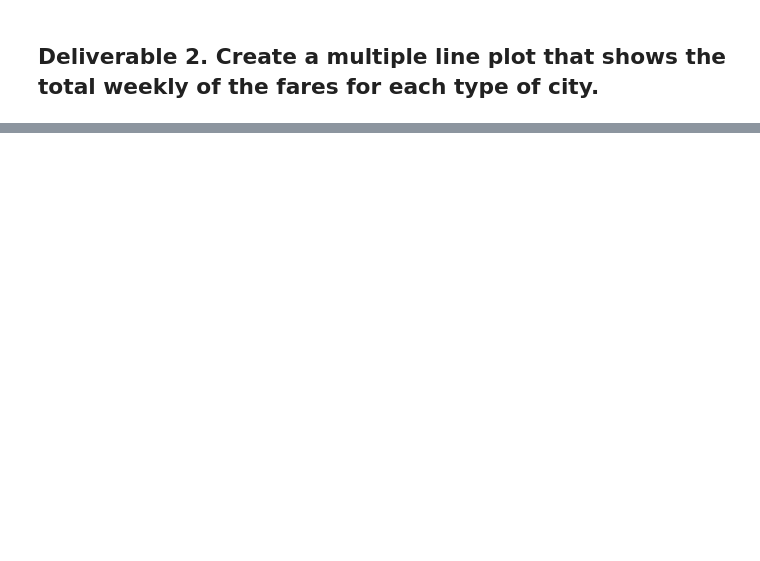
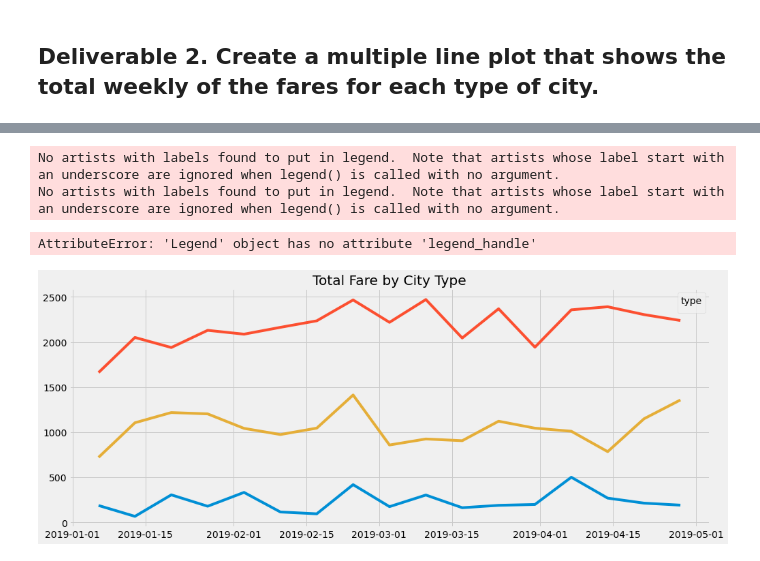
Before and after one commit to klkanchi/PyBer_Analysis, a Jupyter notebook: PyBer_Challenge.ipynb, the cells around one changed output, grey strips where cells are left out. Cells and saved outputs as stored; diff of their text form; code cells hidden in the pictures; blank space fills up the shorter version.

Commit message:
dataframes generated to plot the fares by week

```diff
--- a/PyBer_Challenge.ipynb
+++ b/PyBer_Challenge.ipynb
@@ -126,3 +178,5 @@ pyber_summary_df
 # %%
 # 4. Create a pivot table with the 'date' as the index, the columns ='type', and values='fare'
 # to get the total fares for each type of city by the date.
+new_pyber_data_df = new_pyber_data_df.pivot(index='date',columns='type',values='fare')
+new_pyber_data_df
@@ -129,2 +198,4 @@ pyber_summary_df
 # %%
 # 5. Create a new DataFrame from the pivot table DataFrame using loc on the given dates, '2019-01-01':'2019-04-29'.
+new_pyber_data_from_pivot_df = new_pyber_data_df.loc['2019-01-01':'2019-04-29']
+new_pyber_data_from_pivot_df
@@ -131,3 +217,5 @@ pyber_summary_df
 # %%
 # 6. Set the "date" index to datetime datatype. This is necessary to use the resample() method in Step 8.
 # df.index = pd.to_datetime(df.index)
+new_pyber_data_from_pivot_df.index = pd.to_datetime(new_pyber_data_from_pivot_df.index)
+new_pyber_data_from_pivot_df
@@ -136,2 +251,4 @@ pyber_summary_df
 # %%
 # 8. Create a new DataFrame using the "resample()" function by week 'W' and get the sum of the fares for each week.
+new_pyber_data_from_resample = new_pyber_data_from_pivot_df.resample("W").sum()
+new_pyber_data_from_resample
@@ -138,7 +285,26 @@ pyber_summary_df
 # %%
 # 8. Using the object-oriented interface method, plot the resample DataFrame using the df.plot() function.
 
 # Import the style from Matplotlib.
 from matplotlib import style
 # Use the graph style fivethirtyeight.
-style.use('fivethirtyeight')
+plt.style.use('fivethirtyeight')
+fig,ax = plt.subplots(figsize=(15,6))
+
+
+ax.plot(new_pyber_data_from_resample['Rural'])
+ax.plot(new_pyber_data_from_resample['Urban'])
+ax.plot(new_pyber_data_from_resample['Suburban'])
+ax.set_title("Total Fare by City Type")
+plt.legend()
+lgnd = plt.legend(fontsize="12",mode="Expanded",scatterpoints=1,loc="best",title="type")
+lgnd.legend_handle[0]._sizes = [75]
+lgnd.legend_handles[1]._sizes = [75]
+lgnd.legend_handles[2]._sizes = [75]
+lgnd.get_title().set_fontsize(12)
+plt.show()
+# %% [output]
+No artists with labels found to put in legend.  Note that artists whose label start with an underscore are ignored when legend() is called with no argument.
+No artists with labels found to put in legend.  Note that artists whose label start with an underscore are ignored when legend() is called with no argument.
+AttributeError: 'Legend' object has no attribute 'legend_handle'
+[figure, added]
```
Also changed, not shown: parts of 11 cells of this notebook.
